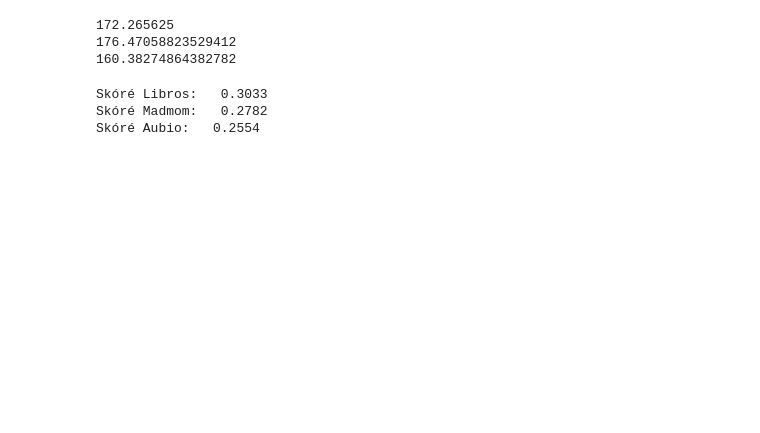
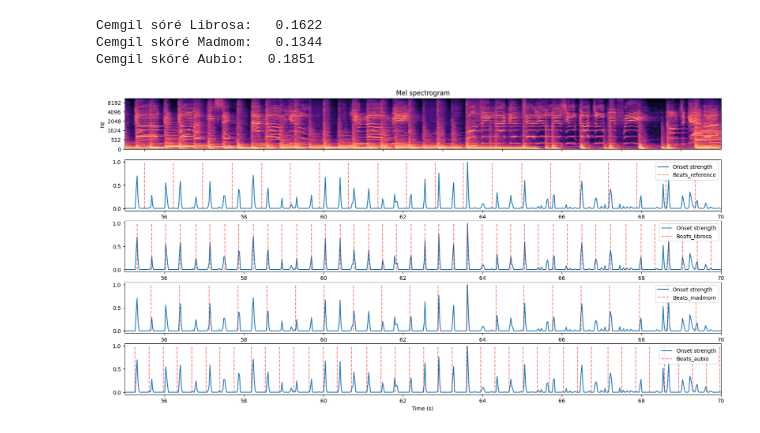
Before and after one commit to VikinnCz/Diplomova_prace_reseni, a Jupyter notebook: Beat_tracking_comparison.ipynb, the cells around one changed output. Drawn from its saved outputs; the diff is of its cells as text; code cells hidden in the pictures; blank space fills up the shorter version.

```diff
--- a/Beat_tracking_comparison.ipynb
+++ b/Beat_tracking_comparison.ipynb
@@ -8,0 +18,10 @@ import mir_eval
+# %%
+# Určení tempa a dob sklabdy pomocí knihovný Madmom
+def Beat_tracking_madmom(uploaded_file_name):
+    act = madmom.features.beats.RNNBeatProcessor()(uploaded_file_name)
+
+    proc_beats = madmom.features.beats.BeatTrackingProcessor(fps =100)
+    proc_tempo = madmom.features.tempo.TempoEstimationProcessor(fps=100)
+    beats_madmom = proc_beats(act)
+    tempo_madmom = proc_tempo(act)
+    return beats_madmom
@@ -9,3 +105,25 @@ import mir_eval
+# %%
+def Print_cemgil_score(beats_librosa, beats_madmom, beats_aubio, beats_reference):
+    r_beats = mir_eval.beat.trim_beats(beats_reference)
+    l_beats = mir_eval.beat.trim_beats(beats_librosa)
+    m_beats = mir_eval.beat.trim_beats(beats_madmom)
+    a_beats = mir_eval.beat.trim_beats(beats_aubio)
+
+    cemgil_score_librosa, _ = mir_eval.beat.cemgil(r_beats, l_beats)
+    cemgil_score_madmom, _ = mir_eval.beat.cemgil(r_beats, m_beats)
+    cemgil_score_aubio, _ =mir_eval.beat.cemgil(r_beats, a_beats)
+
+    print("Cemgil skóré Librosa: ",f"{cemgil_score_librosa: .4f}")
+    print("Cemgil skóré Madmom: ",f"{cemgil_score_madmom: .4f}")
+    print("Cemgil skóré Aubio: ",f"{cemgil_score_aubio: .4f}")
+# %%
+def Beat_tracking(uploaded_file_name, beats_reference):
+    beats_librosa = Beat_tracking_librosa(uploaded_file_name)
+    beats_madmom = Beat_tracking_madmom(uploaded_file_name)
+    beats_aubio = Beat_tracking_aubio(uploaded_file_name)
+
+    Print_graphs(uploaded_file_name, beats_librosa, beats_madmom, beats_aubio, beats_reference)
+    Print_cemgil_score(beats_librosa, beats_madmom, beats_aubio, beats_reference)
 # %%
 # Uložení cesty ke skladbě načtení vzorků a vzorkovací frekvence
 uploaded_file_name = "Referencni_skladby/The Beatles - Abbey Road (1969) (2012 180g Vinyl 24bit-96kHz) [FLAC] vtwin88cube/04.-Oh! Darling.wav"
@@ -108,25 +138,11 @@ ax[4].set_xlim(xmin=xmin_time, xmax=xmax_time)
-# %%
-print(tempo_librosa)
-print(tempo_madmom[0][0])
-print(tempo_aubio)
-# %% [output]
-172.265625
-176.47058823529412
-160.38274864382782
-# %%
-r_beats = mir_eval.beat.trim_beats(beats_reference)
-l_beats = mir_eval.beat.trim_beats(beats_librosa_times)
-m_beats = mir_eval.beat.trim_beats(beats_madmom)
-a_beats = mir_eval.beat.trim_beats(beats_aubio)
-
-cemgil_score_librosa, _ = mir_eval.beat.cemgil(r_beats, l_beats)
-cemgil_score_madmom, _ = mir_eval.beat.cemgil(r_beats, m_beats)
-cemgil_score_aubio, _ =mir_eval.beat.cemgil(r_beats, a_beats)
-
-print("Skóré Libros: ",f"{cemgil_score_librosa: .4f}")
-print("Skóré Madmom: ",f"{cemgil_score_madmom: .4f}")
-print("Skóré Aubio: ",f"{cemgil_score_aubio: .4f}")
-# %% [output]
-Skóré Libros:   0.3033
-Skóré Madmom:   0.2782
-Skóré Aubio:   0.2554
+# %%
+# Uložení cesty ke skladbě načtení vzorků a vzorkovací frekvence
+uploaded_file_name = "Referencni_skladby/The Beatles - Abbey Road (1969) (2012 180g Vinyl 24bit-96kHz) [FLAC] vtwin88cube/01.-Come Together.wav"
+beats_reference = np.loadtxt("Referencni_skladby/The Beatles Annotations/beat/The Beatles/11_-_Abbey_Road/01_-_Come_Together.txt")
+beats_reference = beats_reference[:,0]
+Beat_tracking(uploaded_file_name, beats_reference)
+# %% [output]
+Cemgil sóré Librosa:   0.1622
+Cemgil skóré Madmom:   0.1344
+Cemgil skóré Aubio:   0.1851
+[figure, added]
```
Also changed, not shown: parts of 10 cells of this notebook.
